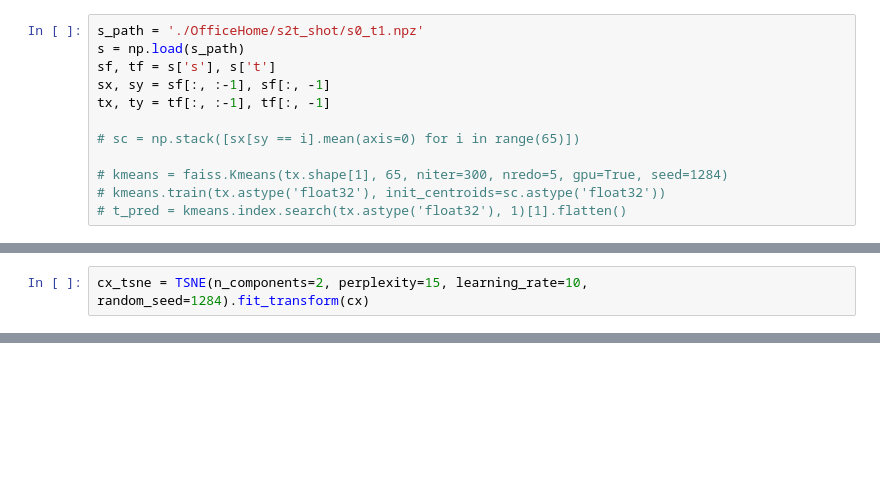
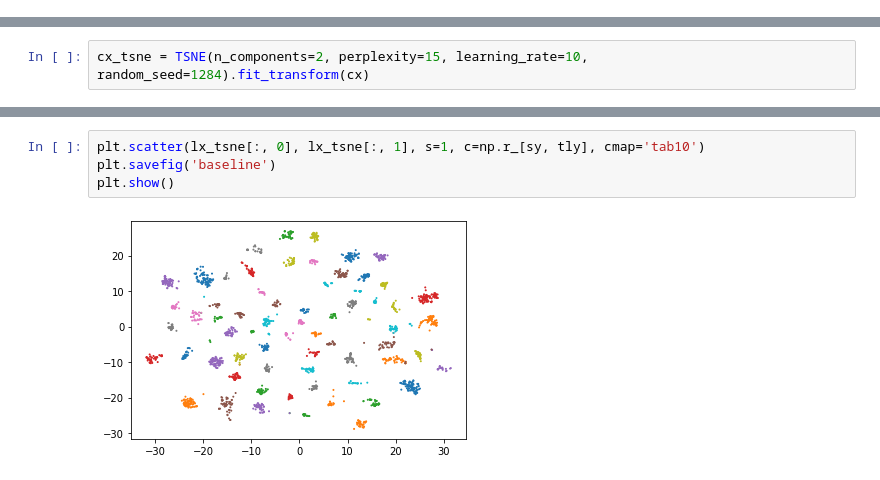
Before and after one commit to chu0802/TODA, a Jupyter notebook: data/tsne_plotting.ipynb, the cells around one changed output, grey strips where cells are left out. Drawn from its saved outputs; the diff is of its cells as text; blank space fills up the shorter version.

```diff
--- a/data/tsne_plotting.ipynb
+++ b/data/tsne_plotting.ipynb
@@ -31,12 +11,0 @@ sty = np.tile(np.arange(65), 2)
-# %%
-s_path = './OfficeHome/s2t_shot/s0_t1.npz'
-s = np.load(s_path)
-sf, tf = s['s'], s['t']
-sx, sy = sf[:, :-1], sf[:, -1]
-tx, ty = tf[:, :-1], tf[:, -1]
-
-# sc = np.stack([sx[sy == i].mean(axis=0) for i in range(65)])
-
-# kmeans = faiss.Kmeans(tx.shape[1], 65, niter=300, nredo=5, gpu=True, seed=1284)
-# kmeans.train(tx.astype('float32'), init_centroids=sc.astype('float32'))
-# t_pred = kmeans.index.search(tx.astype('float32'), 1)[1].flatten()
@@ -91 +48,7 @@ plt.show()
+# %%
+plt.scatter(lx_tsne[:, 0], lx_tsne[:, 1], s=1, c=np.r_[sy, tly], cmap='tab10')
+plt.savefig('baseline')
+plt.show()
+# %% [output]
+[figure, added]
 # %%
```
Also changed, not shown: parts of 17 cells of this notebook, 2 other files.
